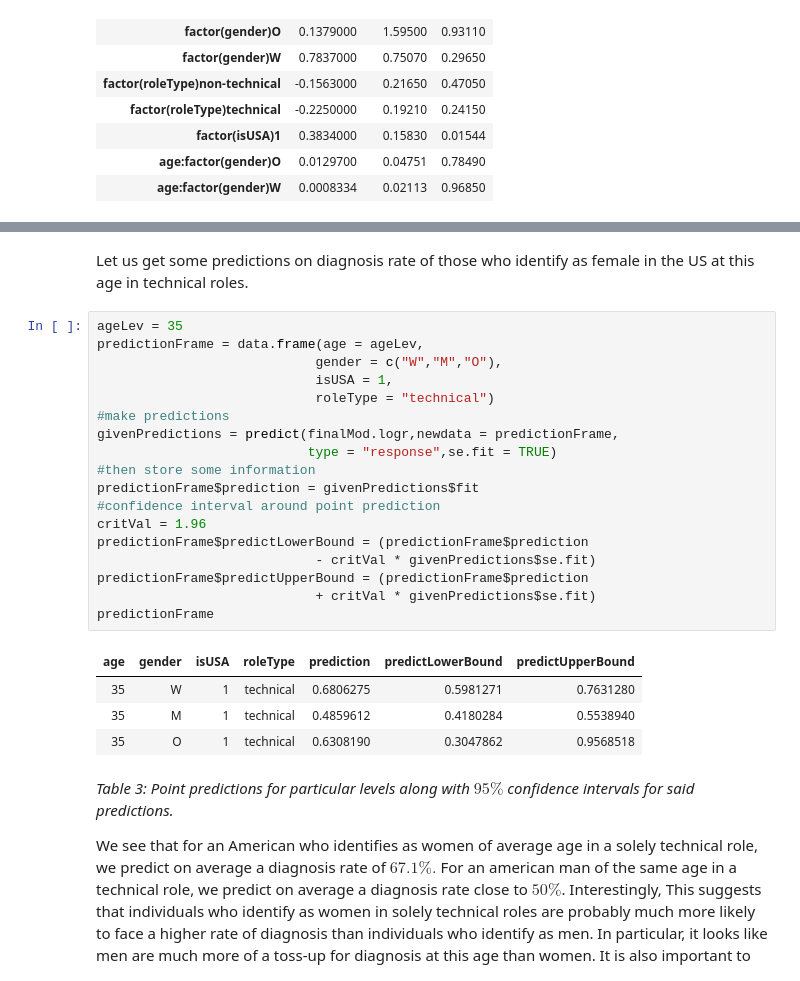
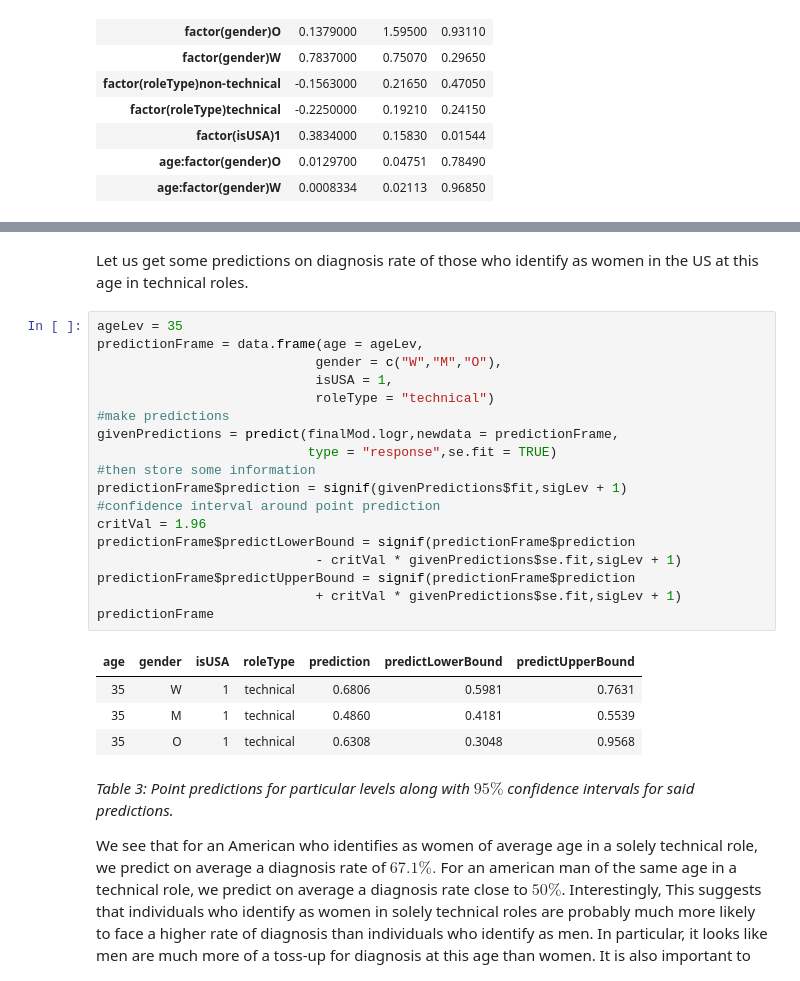
Before and after one commit to PLBMR/mentalHealthDataAnalysis, a Jupyter notebook: osmiMentalHealthInTech/analysis/inference.ipynb, the cells around one changed output, grey strips where cells are left out. Drawn from its saved outputs; the diff is of its cells as text.

```diff
--- a/osmiMentalHealthInTech/analysis/inference.ipynb
+++ b/osmiMentalHealthInTech/analysis/inference.ipynb
@@ -138,30 +138,30 @@ print(paste("The average age of those who identify as a woman",
 # %% [output]
 [1] "The average age of those who identify as a woman in the inference set is 35"
 # %% [markdown]
-Let us get some predictions on diagnosis rate of those who identify as female in the US at this age in technical roles.
+Let us get some predictions on diagnosis rate of those who identify as women in the US at this age in technical roles.
 # %%
 ageLev = 35
 predictionFrame = data.frame(age = ageLev,
                             gender = c("W","M","O"),
                             isUSA = 1,
                             roleType = "technical")
 #make predictions
 givenPredictions = predict(finalMod.logr,newdata = predictionFrame,
                            type = "response",se.fit = TRUE)
 #then store some information
-predictionFrame$prediction = givenPredictions$fit
+predictionFrame$prediction = signif(givenPredictions$fit,sigLev + 1)
 #confidence interval around point prediction
 critVal = 1.96
-predictionFrame$predictLowerBound = (predictionFrame$prediction
-                            - critVal * givenPredictions$se.fit)
-predictionFrame$predictUpperBound = (predictionFrame$prediction
-                            + critVal * givenPredictions$se.fit)
+predictionFrame$predictLowerBound = signif(predictionFrame$prediction
+                            - critVal * givenPredictions$se.fit,sigLev + 1)
+predictionFrame$predictUpperBound = signif(predictionFrame$prediction
+                            + critVal * givenPredictions$se.fit,sigLev + 1)
 predictionFrame
 # %% [output]
 | age | gender | isUSA | roleType | prediction | predictLowerBound | predictUpperBound |
-| 35 | W | 1 | technical | 0.6806275 | 0.5981271 | 0.7631280 |
-| 35 | M | 1 | technical | 0.4859612 | 0.4180284 | 0.5538940 |
-| 35 | O | 1 | technical | 0.6308190 | 0.3047862 | 0.9568518 |
+| 35 | W | 1 | technical | 0.6806 | 0.5981 | 0.7631 |
+| 35 | M | 1 | technical | 0.4860 | 0.4181 | 0.5539 |
+| 35 | O | 1 | technical | 0.6308 | 0.3048 | 0.9568 |
 # %% [markdown]
 _Table 3: Point predictions for particular levels along with $95\%$ confidence intervals for said predictions._
 
```
Also changed, not shown: parts of 4 cells of this notebook, 2 other files.
